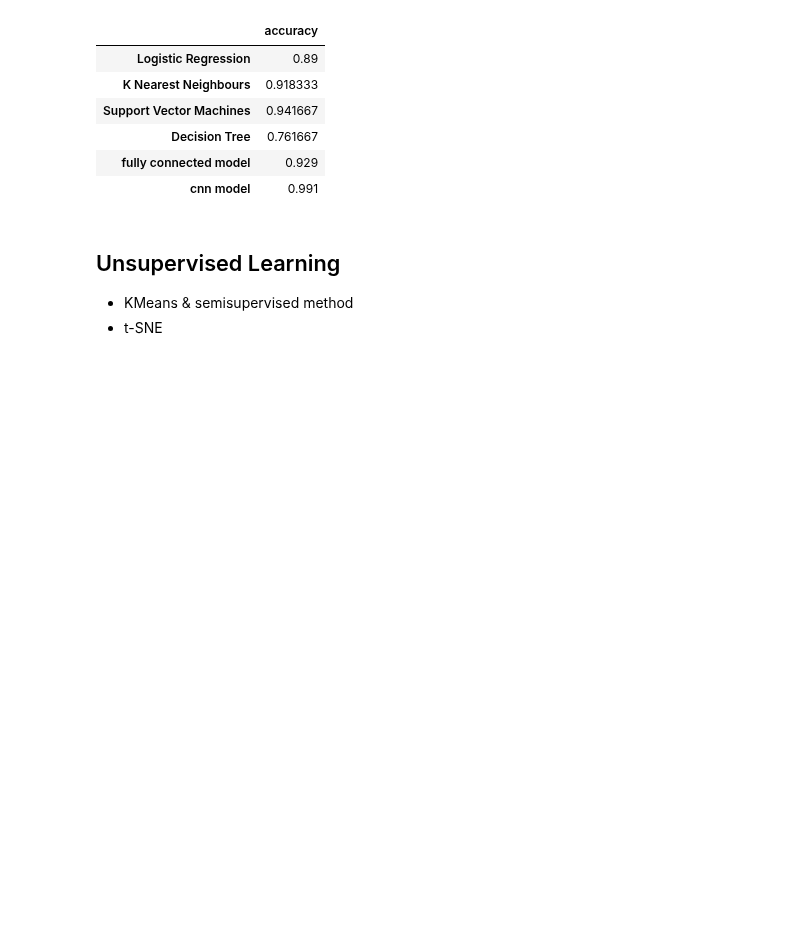
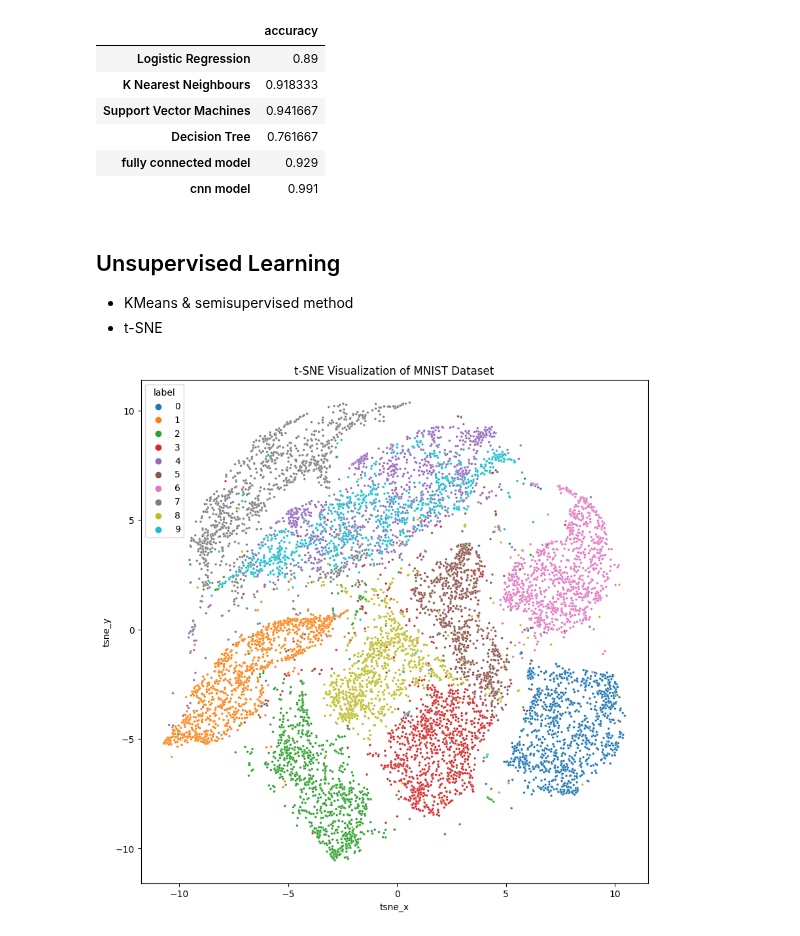
Before and after one commit to CaptainJimbo/MyPortfolio, a Jupyter notebook: DigitClassification.ipynb, the cells around one changed output. Drawn from its saved outputs; the diff is of its cells as text; code cells hidden in the pictures; blank space fills up the shorter version.

```diff
--- a/DigitClassification.ipynb
+++ b/DigitClassification.ipynb
@@ -315,7 +315,9 @@ y = train_labels[:10000]
 X_tsne = tsne.fit_transform(X)
 df = pd.DataFrame({'tsne_x': X_tsne[:, 0], 'tsne_y': X_tsne[:, 1], 'label': y})
 # %%
-plt.figure(figsize=(8,6))
+plt.figure(figsize=(10,10))
 sns.scatterplot(data=df, x='tsne_x', y='tsne_y', hue='label', palette='tab10', s=7)
 plt.title('t-SNE Visualization of MNIST Dataset')
 plt.show()
+# %% [output]
+[figure, added]
```
